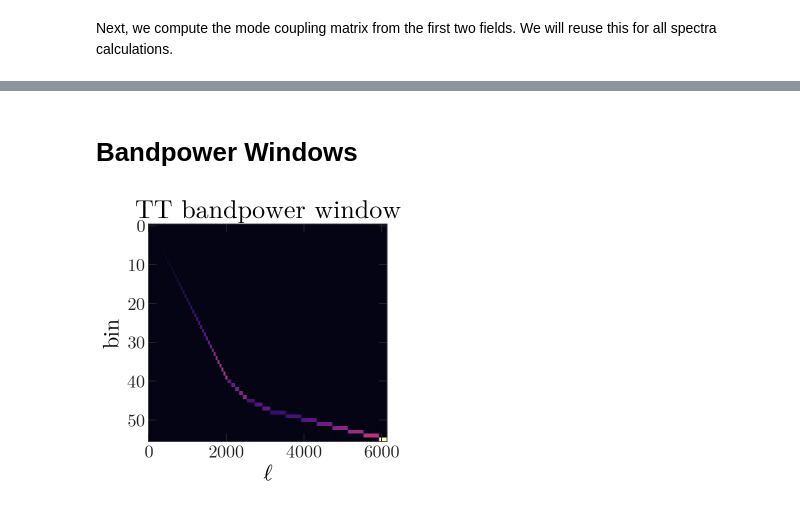
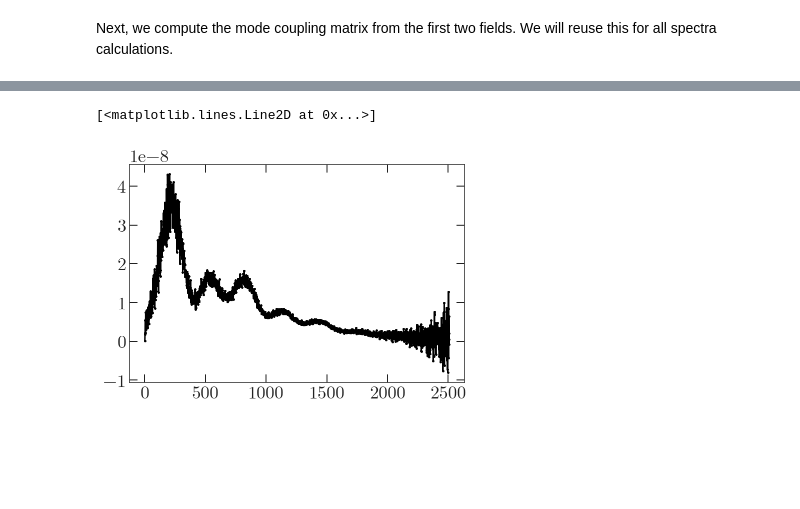
Before and after one commit to xzackli/nawrapper, a Jupyter notebook: notebooks/Reproduce Planck.ipynb, the cells around one changed output, grey strips where cells are left out. Saved outputs shown, nothing was run; the diff lists cells and outputs as text; code cells hidden in the pictures; blank space fills up the shorter version.

Commit message:
tested healpix functionality, cleaned up namap interior

```diff
--- a/notebooks/Reproduce Planck.ipynb
+++ b/notebooks/Reproduce Planck.ipynb
@@ -52,0 +41,22 @@ namap_list = [nw.namap(map_I=enmap.read_map(
+# %%
+def load_bad_pix(freq, split):
+    mfile = f'{map_dir}/HFI_SkyMap_{freq}_2048_R2.02_halfmission-{split}.fits'
+    hits = hp.read_map(mfile, field=3, verbose=False)
+    bad = (hits == 0)
+    return bad
+
+badpix1 = load_bad_pix(freq1, 1)
+badpix2 = load_bad_pix(freq2, 2)
+
+m1_map_I[badpix1] = 0.0
+m2_map_I[badpix2] = 0.0
+mask1[badpix1] = 0.0
+mask2[badpix2] = 0.0
+# %%
+m1 = nw.namap(
+    map_I=m1_map_I, mask=mask1, beam=beam, unpixwin=True,
+    nside=nside, sub_monopole=True, sub_dipole=True)
+
+m2 = nw.namap(
+    map_I=m2_map_I, mask=mask2, beam=beam, unpixwin=True,
+    nside=nside, sub_monopole=True, sub_dipole=True)
@@ -124,2 +66,0 @@ axes[1].plot(mc.lb, mean_Clee)
-# %% [markdown]
-# Bandpower Windows
@@ -128,7 +67,10 @@ bpw = mc.w00.get_bandpower_windows()
-# %%
-plt.imshow(bpw.reshape(56,6144), aspect=100)
-plt.ylabel('bin')
-plt.xlabel(r'$\ell$')
-plt.title('TT bandpower window');
-# %% [output]
-[figure, removed]
+# %%
+bins = nw.get_unbinned_bins(lmax)
+mc = nw.mode_coupling(m1, m2, bins)
+# %%
+Cb = nw.compute_spectra(m1, m2, mc=mc)
+# %%
+plt.plot(Cb['ell'], Cb['TT'] * Cb['ell']**2)
+# %% [output]
+[<matplotlib.lines.Line2D at 0x...>]
+[figure, added]
```
Also changed, not shown: parts of 21 cells of this notebook, 4 other files.
